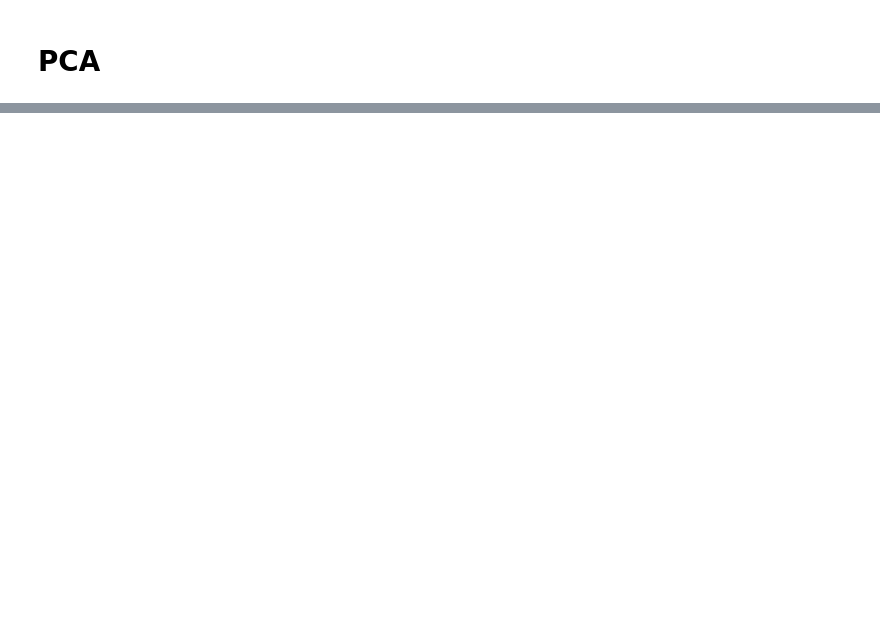
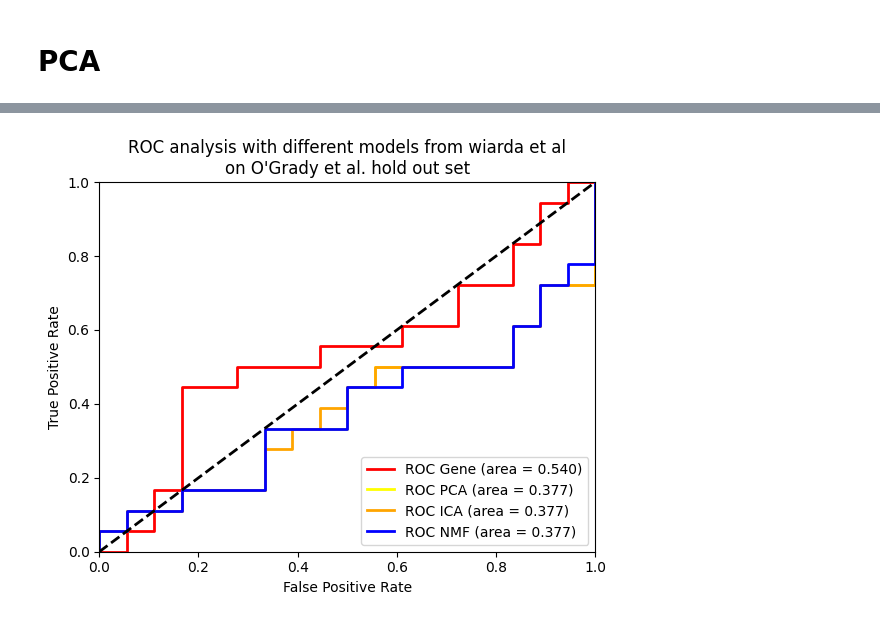
Before and after one commit to jfogrady1/ML4Tb, a Jupyter notebook: bin/Logistic_regression/3_Wiarda_data_Logistic_regression.ipynb, the cells around one changed output, grey strips where cells are left out. Drawn from its saved outputs; the diff is of its cells as text; code cells hidden in the pictures; blank space fills up the shorter version.

```diff
--- a/bin/Logistic_regression/3_Wiarda_data_Logistic_regression.ipynb
+++ b/bin/Logistic_regression/3_Wiarda_data_Logistic_regression.ipynb
@@ -260,0 +692,45 @@ GridSearchCV(cv=PredefinedSplit(test_fold=array([0, 1, 2, 3, 4, 5, 6, 7, 8, 0, 1
+# %%
+# predict continuous value
+# For different decision thresholds
+y_score_gene = model.predict_proba(ogrady_test)
+fprG_gene, tprG_gene, t_gene = roc_curve(test_labels.ravel(), y_score_gene[:,1])
+roc_aucG_gene = auc(fprG_gene, tprG_gene)
+
+
+y_score_pca = LR_pca_search_model.predict_proba(ogrady_test)
+fprG_pca, tprG_pca, t_pca = roc_curve(test_labels.ravel(), y_score_pca[:,1])
+roc_aucG_pca = auc(fprG_pca, tprG_pca)
+
+
+y_score_ica = LR_ica_search_model.predict_proba(ogrady_test)
+fprG_ica, tprG_ica, t_ica = roc_curve(test_labels.ravel(), y_score_ica[:,1])
+roc_aucG_ica = auc(fprG_ica, tprG_ica)
+
+
+
+y_score_nmf = LR_nmf_search_model.predict_proba(ogrady_test)
+fprG_nmf, tprG_nmf, t_nmf = roc_curve(test_labels.ravel(), y_score_nmf[:,1])
+roc_aucG_nmf = auc(fprG_nmf, tprG_nmf)
+# %%
+%matplotlib inline
+plt.figure()
+lw = 2
+plt.plot(fprG_gene, tprG_gene, color='red',
+         lw=lw, label='ROC Gene (area = %0.3f)' % roc_aucG_gene)
+plt.plot(fprG_pca, tprG_pca, color='yellow',
+         lw=lw, label='ROC PCA (area = %0.3f)' % roc_aucG_pca)
+plt.plot(fprG_ica, tprG_ica, color='orange',
+         lw=lw, label='ROC ICA (area = %0.3f)' % roc_aucG_ica)
+plt.plot(fprG_nmf, tprG_nmf, color='blue',
+         lw=lw, label='ROC NMF (area = %0.3f)' % roc_aucG_nmf)
+
+plt.plot([0, 1], [0, 1], color='black', lw=lw, linestyle='--')
+plt.xlim([0.0, 1.0])
+plt.ylim([0.0, 1.0])
+plt.xlabel('False Positive Rate')
+plt.ylabel('True Positive Rate')
+plt.title("ROC analysis with different models from wiarda et al\non O'Grady et al. hold out set")
+plt.legend(loc="lower right")
+plt.show()
+# %% [output]
+[figure, added]
```
Also changed, not shown: parts of 30 cells of this notebook, 4 other files.
